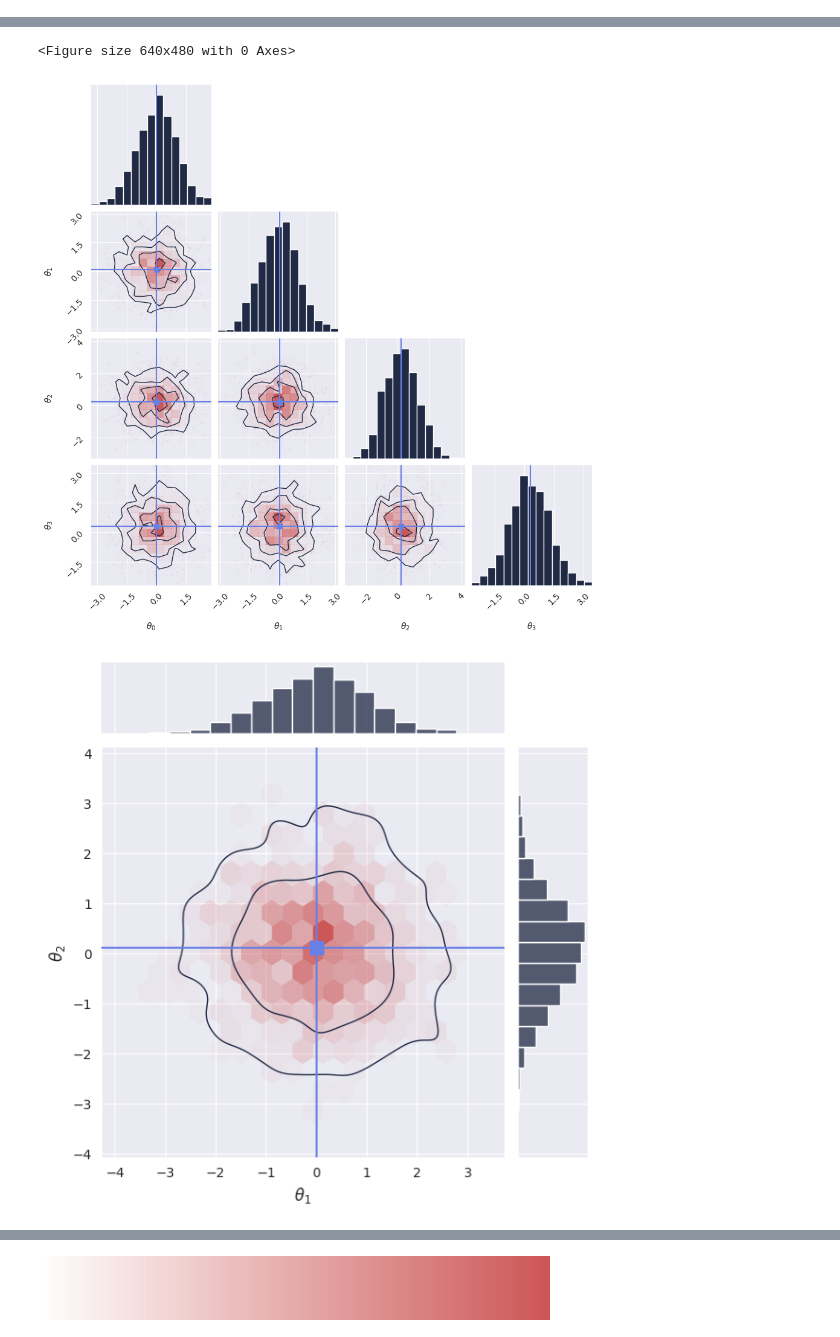
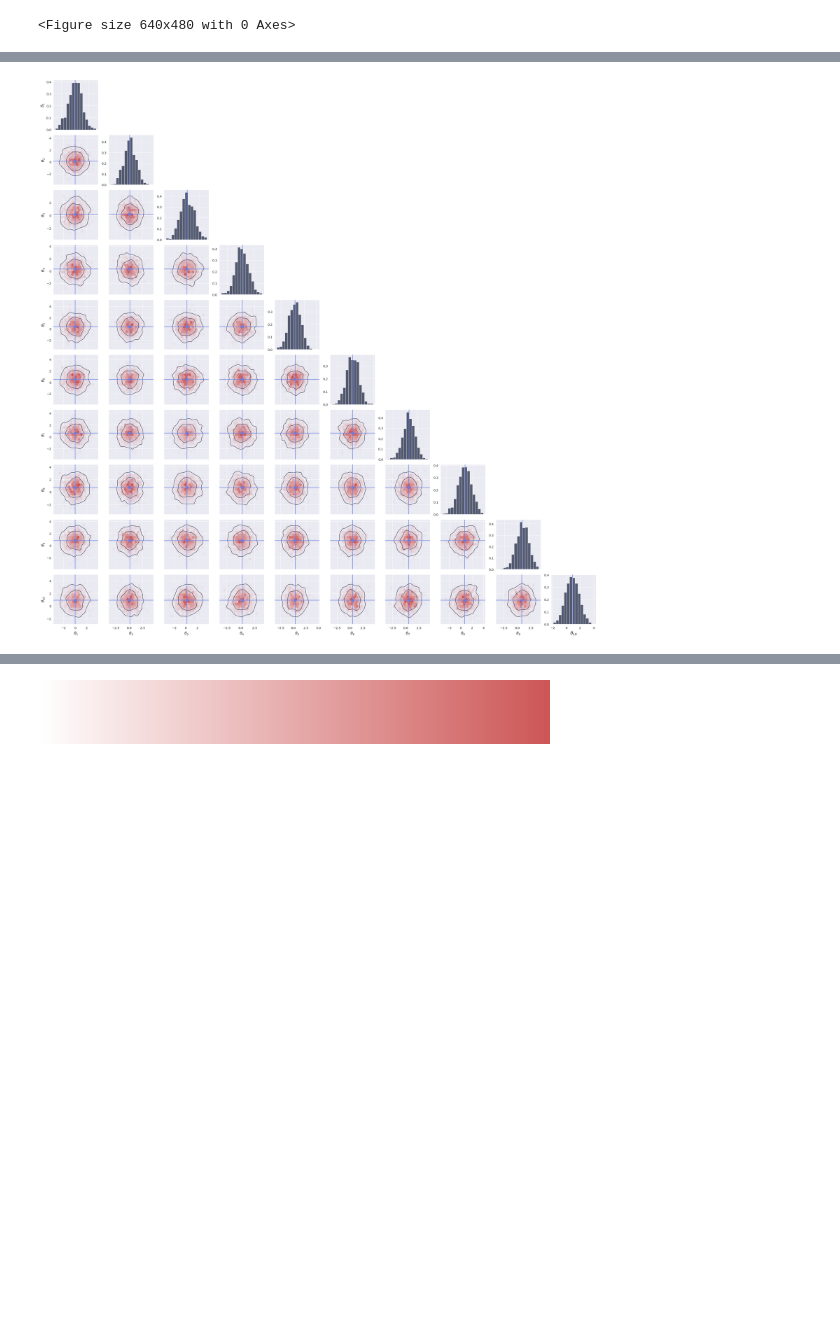
Before and after one commit to aurelio-amerio/gen-sbi, a Jupyter notebook: test_plotting.ipynb, the cells around one changed output, grey strips where cells are left out. Saved outputs shown, nothing was run; the diff lists cells and outputs as text; code cells hidden in the pictures; blank space fills up the shorter version.

```diff
--- a/test_plotting.ipynb
+++ b/test_plotting.ipynb
@@ -14,8 +14,8 @@ import matplotlib.colors as mcolors
 from matplotlib.colors import ListedColormap, LinearSegmentedColormap
 sns.set_style("darkgrid")
 # %%
-data = np.random.normal(size=(1_000,4)) + np.array([0, 0.1, 0.2, 0.3])
-true_param = np.array([0, 0.1, 0.2, 0.3])
+data = np.random.normal(size=(1_000,10)) + np.array([0, 0.1, 0.2, 0.3, 0.4, 0.5, 0.6, 0.7, 0.8, 0.9])
+true_param = np.array([0, 0.1, 0.2, 0.3, 0.4, 0.5, 0.6, 0.7, 0.8, 0.9])
 # %%
 ndim = data.shape[1]
 labels = [r"$\theta_{}$".format(i) for i in range(1, ndim + 1)]
@@ -37,10 +46,8 @@ array([[ 0.54494295,  1.39120298],
 # %%
-plot_marginals(data, true_param=true_param)
+plot_marginals(data, true_param=true_param, backend="corner")
 plt.show()
 
-plot_marginals(data, true_param=true_param, use_corner=True)
+plot_marginals(data, true_param=true_param, backend="seaborn")
 plt.show()
-
-plot_marginals(data[:, :2], true_param=true_param)
-plt.show()
 # %% [output]
+<Figure size 640x480 with 0 Axes>
@@ -48,4 +55,2 @@ plt.show()
-<Figure size 640x480 with 0 Axes>
-[figure, old version]
+[figure, new version]
-[figure, removed]
 # %%
```
Also changed, not shown: parts of 4 cells of this notebook, 1 other file.
